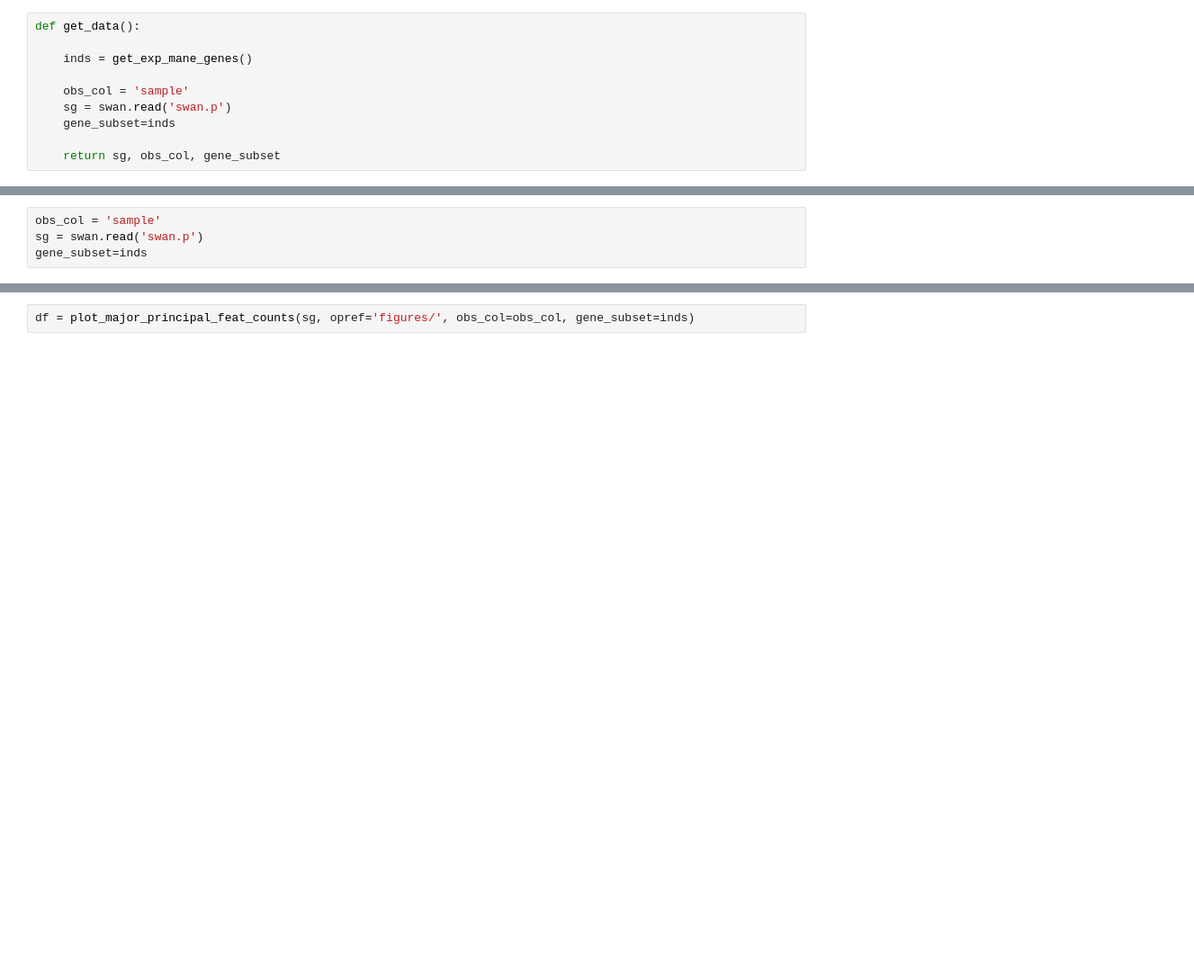
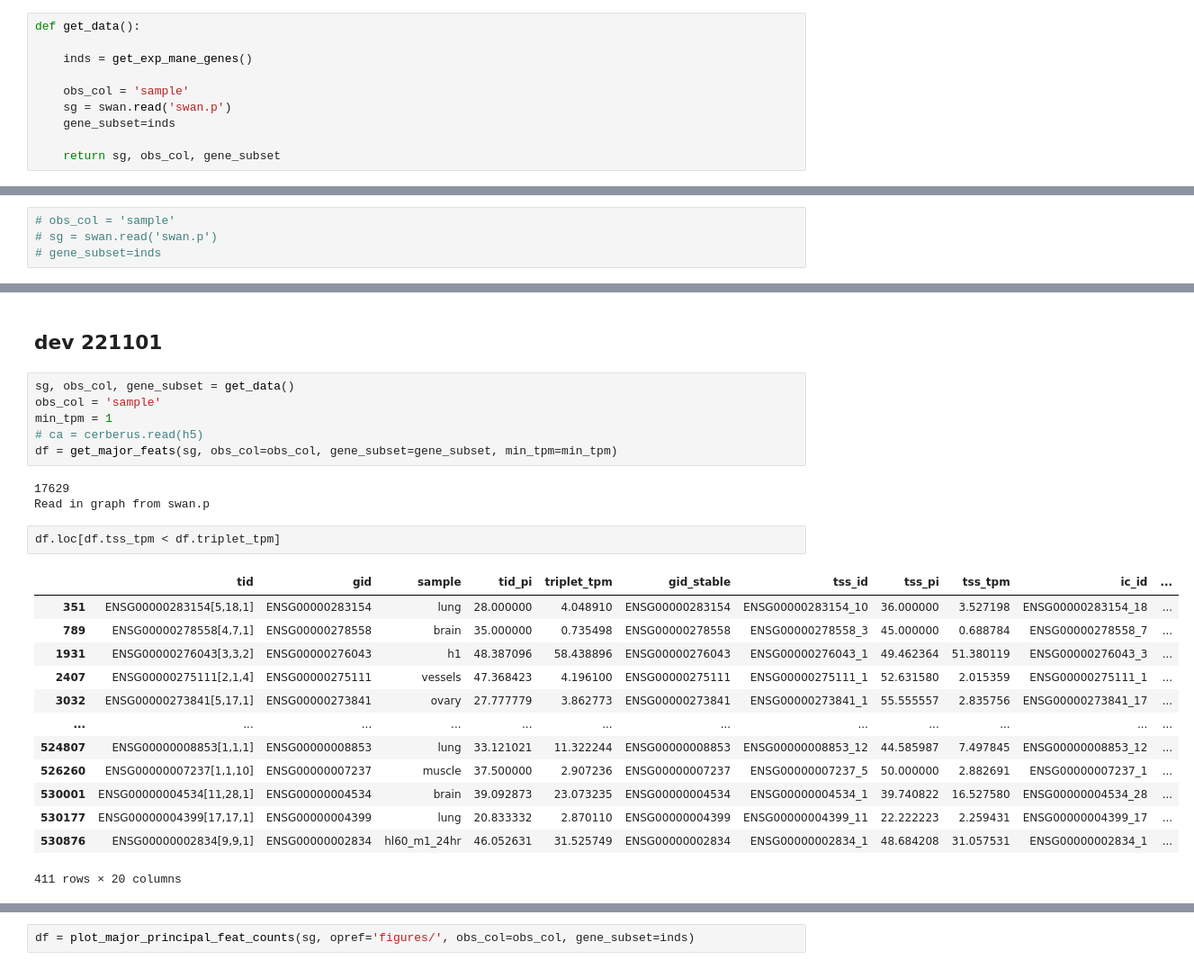
Before and after one commit to fairliereese/rnawg, a Jupyter notebook: lr_bulk/cerberus/swan/mane.ipynb, the cells around one changed output, grey strips where cells are left out. Shown at 90% size. Saved outputs shown, nothing was run; the diff lists cells and outputs as text; blank space fills up the shorter version.

```diff
--- a/lr_bulk/cerberus/swan/mane.ipynb
+++ b/lr_bulk/cerberus/swan/mane.ipynb
@@ -72,4 +70,4 @@ print(len(inds))
 # %%
-obs_col = 'sample'
-sg = swan.read('swan.p')
-gene_subset=inds
+# obs_col = 'sample'
+# sg = swan.read('swan.p')
+# gene_subset=inds
@@ -333,0 +353,27 @@ def plot_major_principal_feat_counts(sg, opref='figures/', **kwargs):
+# %% [markdown]
+## dev 221101
+# %%
+sg, obs_col, gene_subset = get_data()
+obs_col = 'sample'
+min_tpm = 1
+# ca = cerberus.read(h5)
+df = get_major_feats(sg, obs_col=obs_col, gene_subset=gene_subset, min_tpm=min_tpm)
+# %% [output]
+17629
+Read in graph from swan.p
+# %%
+df.loc[df.tss_tpm < df.triplet_tpm]
+# %% [output]
+|  | tid | gid | sample | tid_pi | triplet_tpm | gid_stable | tss_id | tss_pi | tss_tpm | ic_id | ... |
+| 351 | ENSG00000283154[5,18,1] | ENSG00000283154 | lung | 28.000000 | 4.048910 | ENSG00000283154 | ENSG00000283154_10 | 36.000000 | 3.527198 | ENSG00000283154_18 | ... |
+| 789 | ENSG00000278558[4,7,1] | ENSG00000278558 | brain | 35.000000 | 0.735498 | ENSG00000278558 | ENSG00000278558_3 | 45.000000 | 0.688784 | ENSG00000278558_7 | ... |
+| 1931 | ENSG00000276043[3,3,2] | ENSG00000276043 | h1 | 48.387096 | 58.438896 | ENSG00000276043 | ENSG00000276043_1 | 49.462364 | 51.380119 | ENSG00000276043_3 | ... |
+| 2407 | ENSG00000275111[2,1,4] | ENSG00000275111 | vessels | 47.368423 | 4.196100 | ENSG00000275111 | ENSG00000275111_1 | 52.631580 | 2.015359 | ENSG00000275111_1 | ... |
+| 3032 | ENSG00000273841[5,17,1] | ENSG00000273841 | ovary | 27.777779 | 3.862773 | ENSG00000273841 | ENSG00000273841_1 | 55.555557 | 2.835756 | ENSG00000273841_17 | ... |
+| ... | ... | ... | ... | ... | ... | ... | ... | ... | ... | ... | ... |
+| 524807 | ENSG00000008853[1,1,1] | ENSG00000008853 | lung | 33.121021 | 11.322244 | ENSG00000008853 | ENSG00000008853_12 | 44.585987 | 7.497845 | ENSG00000008853_12 | ... |
+| 526260 | ENSG00000007237[1,1,10] | ENSG00000007237 | muscle | 37.500000 | 2.907236 | ENSG00000007237 | ENSG00000007237_5 | 50.000000 | 2.882691 | ENSG00000007237_1 | ... |
+| 530001 | ENSG00000004534[11,28,1] | ENSG00000004534 | brain | 39.092873 | 23.073235 | ENSG00000004534 | ENSG00000004534_1 | 39.740822 | 16.527580 | ENSG00000004534_28 | ... |
+| 530177 | ENSG00000004399[17,17,1] | ENSG00000004399 | lung | 20.833332 | 2.870110 | ENSG00000004399 | ENSG00000004399_11 | 22.222223 | 2.259431 | ENSG00000004399_17 | ... |
+| 530876 | ENSG00000002834[9,9,1] | ENSG00000002834 | hl60_m1_24hr | 46.052631 | 31.525749 | ENSG00000002834 | ENSG00000002834_1 | 48.684208 | 31.057531 | ENSG00000002834_1 | ... |
+411 rows × 20 columns
```
Also changed, not shown: parts of 33 cells of this notebook.
